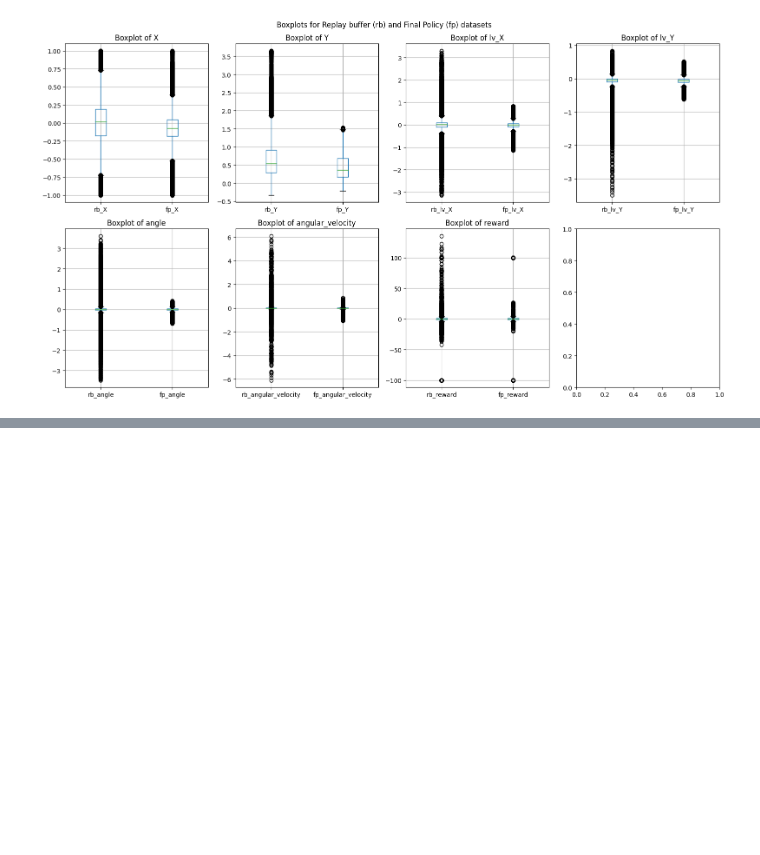
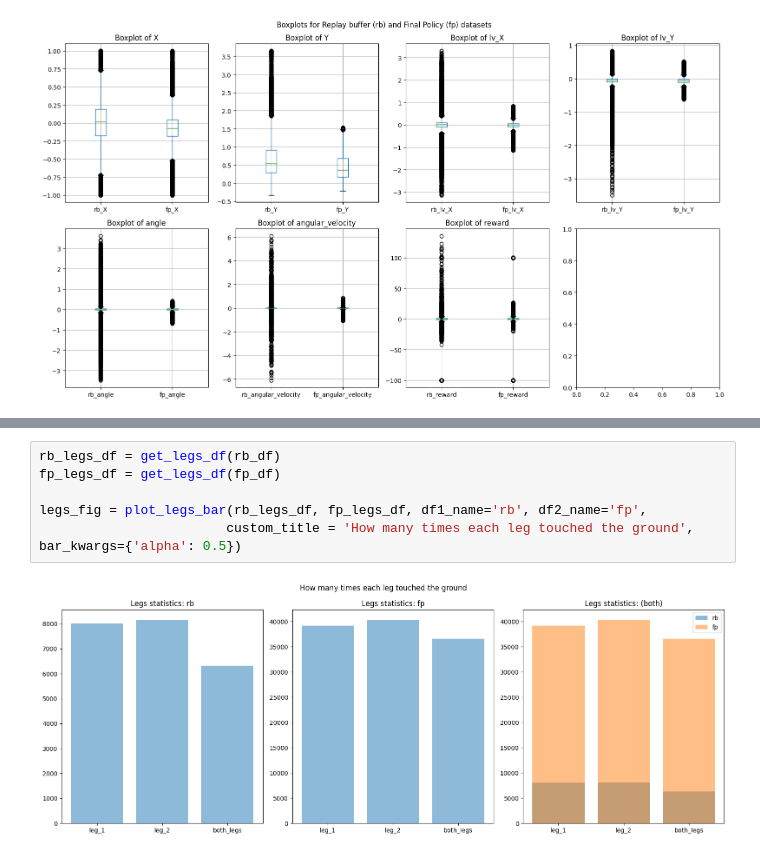
Before and after one commit to andonov16/Offline_RL_PW, a Jupyter notebook: notebooks/data_exploration.ipynb, the cells around one changed output, grey strips where cells are left out. Cells and saved outputs as stored; diff of their text form; blank space fills up the shorter version.

```diff
--- a/notebooks/data_exploration.ipynb
+++ b/notebooks/data_exploration.ipynb
@@ -182,0 +196,8 @@ rb_fp_boxplots_combined_fig = plot_boxplots_compare_df(
+# %%
+rb_legs_df = get_legs_df(rb_df)
+fp_legs_df = get_legs_df(fp_df)
+
+legs_fig = plot_legs_bar(rb_legs_df, fp_legs_df, df1_name='rb', df2_name='fp',
+                        custom_title = 'How many times each leg touched the ground', bar_kwargs={'alpha': 0.5})
+# %% [output]
+[figure, added]
```
Also changed, not shown: parts of 8 cells of this notebook, 2 other files.
